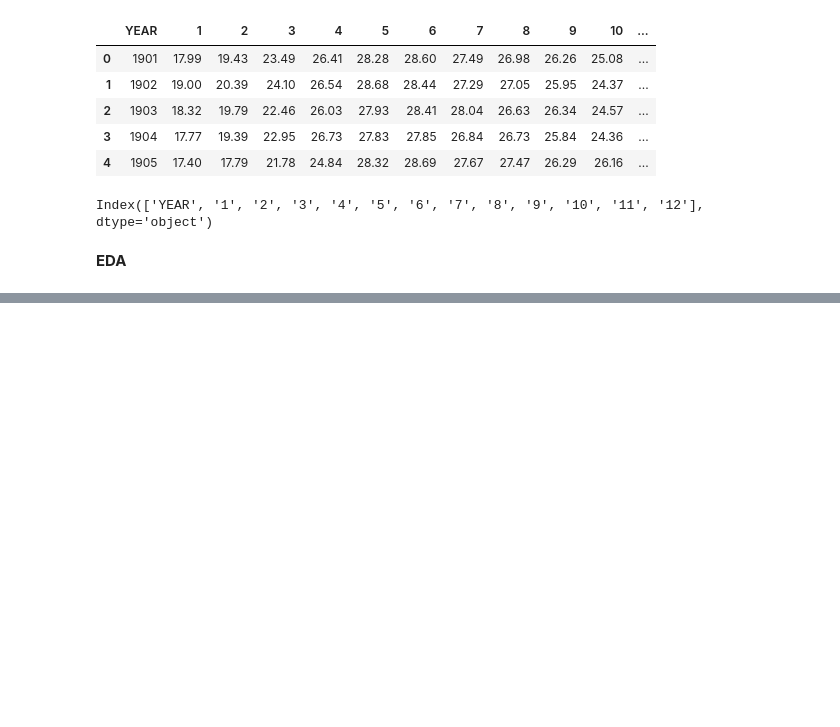
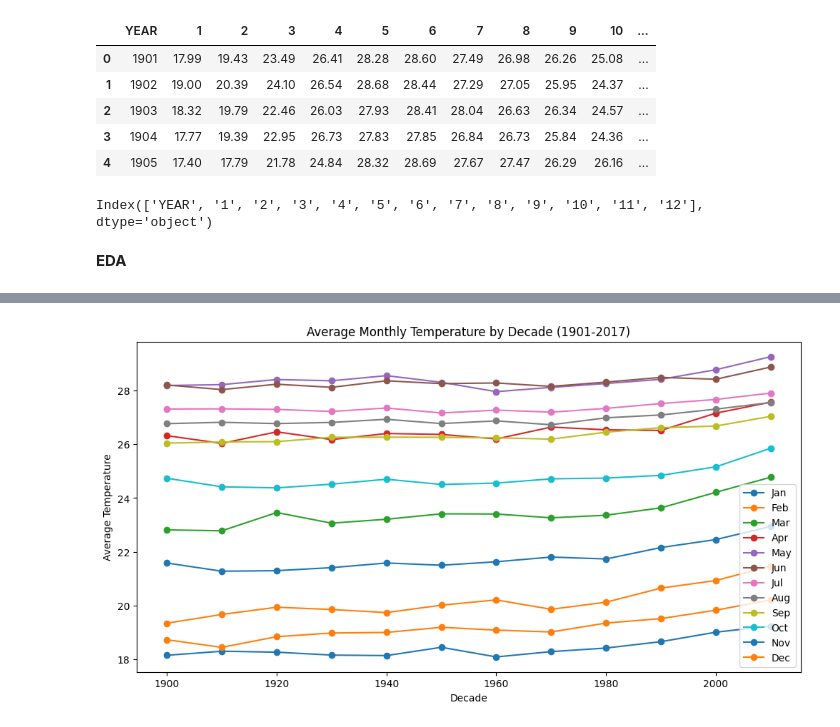
Before and after one commit to AshadullahDanish/weather-forecasting-kaggle-competition-, a Jupyter notebook: notebook1db22fbd9c.ipynb, the cells around one changed output, grey strips where cells are left out. Cells and saved outputs as stored; diff of their text form; code cells hidden in the pictures; blank space fills up the shorter version.

```diff
--- a/notebook1db22fbd9c.ipynb
+++ b/notebook1db22fbd9c.ipynb
@@ -127,0 +142,23 @@ Index(['YEAR', '1', '2', '3', '4', '5', '6', '7', '8', '9', '10', '11', '12'], d
+# %%
+df['YEAR'] = pd.to_datetime(df['YEAR'], format='%Y')
+
+# Group by decades and calculate the average temperature for each decade
+df['Decade'] = df['YEAR'].dt.year // 10 * 10
+decade_avg = df.groupby('Decade').mean()
+
+# Plotting the average temperature for each decade
+plt.figure(figsize=(12, 6))
+
+# Using a line plot for better visualization
+plt.plot(decade_avg.index, decade_avg[['1', '2', '3', '4', '5', '6', '7', '8', '9', '10', '11', '12']], marker='o')
+
+# Adding labels and title
+plt.xlabel('Decade')
+plt.ylabel('Average Temperature')
+plt.title('Average Monthly Temperature by Decade (1901-2017)')
+plt.legend(['Jan', 'Feb', 'Mar', 'Apr', 'May', 'Jun', 'Jul', 'Aug', 'Sep', 'Oct', 'Nov', 'Dec'])
+
+# Show the plot
+plt.show()
+# %% [output]
+[figure, added]
```
Also changed, not shown: parts of 4 cells of this notebook.
